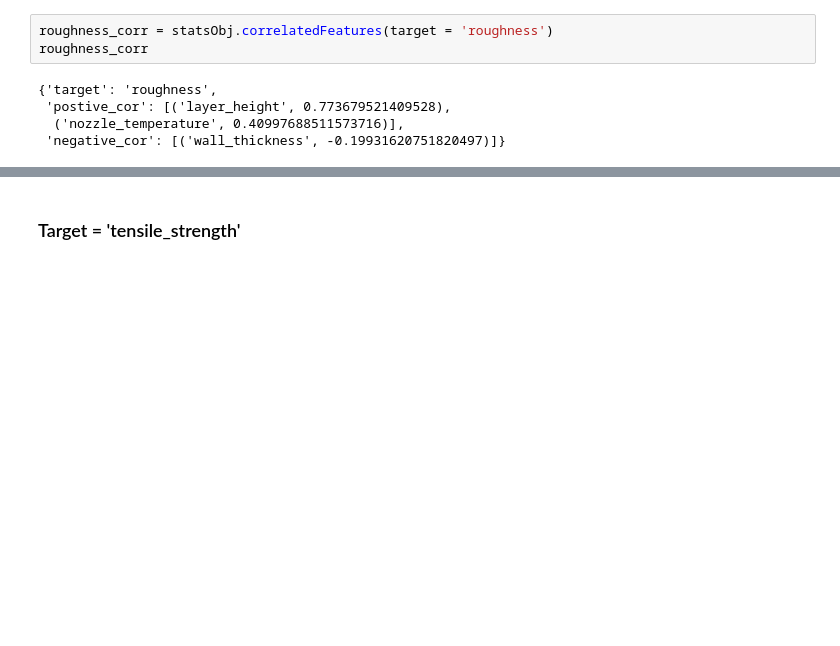
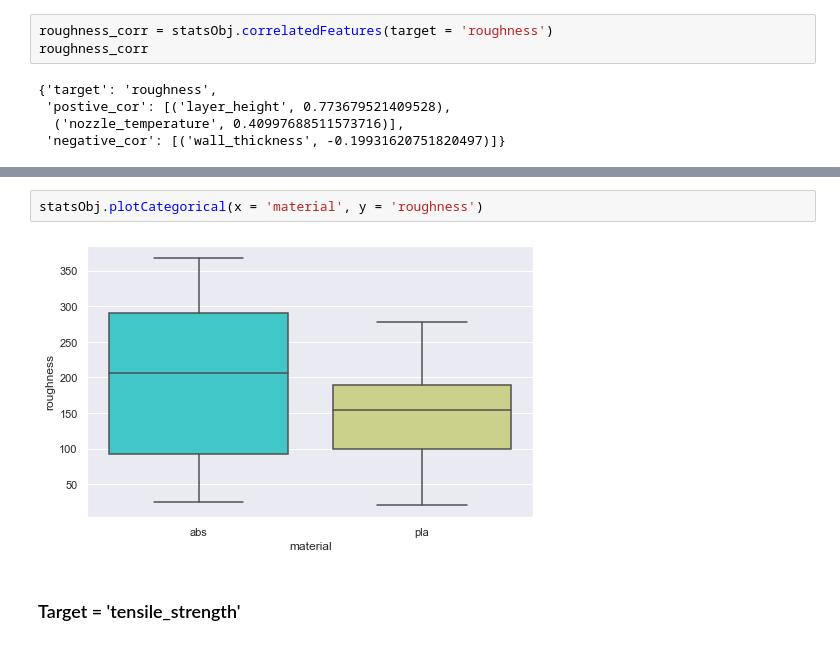
Before and after one commit to SuvroBaner/polymerize.io, a Jupyter notebook: polymerize_notebook.ipynb, the cells around one changed output, grey strips where cells are left out. Drawn from its saved outputs; the diff is of its cells as text; blank space fills up the shorter version.

```diff
--- a/polymerize_notebook.ipynb
+++ b/polymerize_notebook.ipynb
@@ -148,3 +158,7 @@ statsObj.targetRelation(roughness_corr)
+# %%
+statsObj.plotCategorical(x = 'material', y = 'roughness')
+# %% [output]
+[figure, added]
 # %% [markdown]
 ### Target = 'tensile_strength'
 # %%
```
Also changed, not shown: parts of 12 cells of this notebook.
